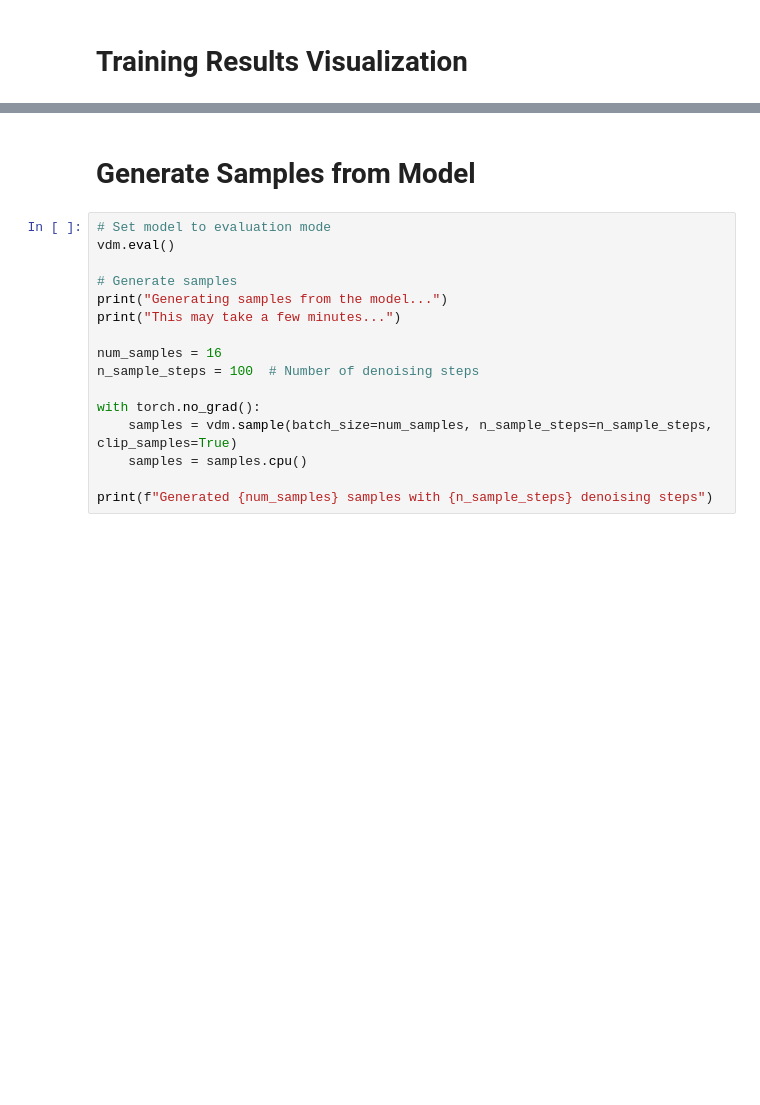
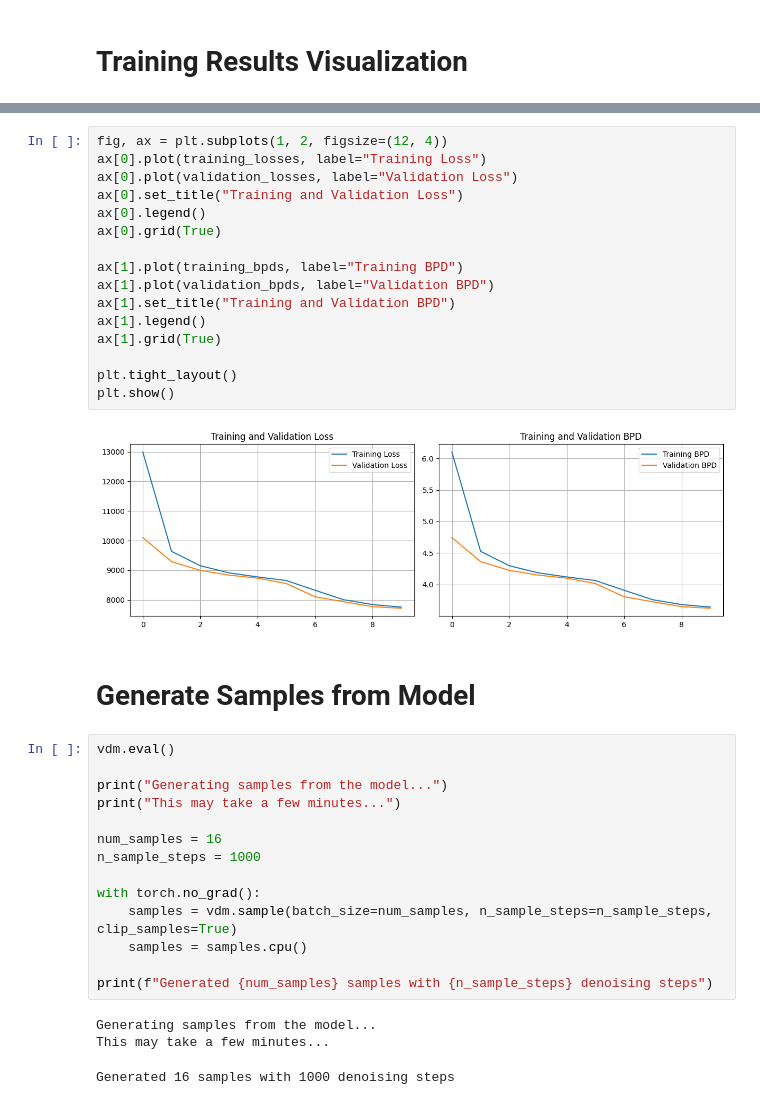
Before and after one commit to adamjoer/deep-learning-project, a Jupyter notebook: example.ipynb, the cells around one changed output, grey strips where cells are left out. Drawn from its saved outputs; the diff is of its cells as text; blank space fills up the shorter version.

```diff
--- a/example.ipynb
+++ b/example.ipynb
@@ -145,20 +160,40 @@ plt.show()
+# %%
+fig, ax = plt.subplots(1, 2, figsize=(12, 4))
+ax[0].plot(training_losses, label="Training Loss")
+ax[0].plot(validation_losses, label="Validation Loss")
+ax[0].set_title("Training and Validation Loss")
+ax[0].legend()
+ax[0].grid(True)
+
+ax[1].plot(training_bpds, label="Training BPD")
+ax[1].plot(validation_bpds, label="Validation BPD")
+ax[1].set_title("Training and Validation BPD")
+ax[1].legend()
+ax[1].grid(True)
+
+plt.tight_layout()
+plt.show()
+# %% [output]
+[figure, added]
 # %% [markdown]
 # Generate Samples from Model
 # %%
-# Set model to evaluation mode
 vdm.eval()
 
-# Generate samples
 print("Generating samples from the model...")
 print("This may take a few minutes...")
 
 num_samples = 16
-n_sample_steps = 100  # Number of denoising steps
+n_sample_steps = 1000
 
 with torch.no_grad():
     samples = vdm.sample(batch_size=num_samples, n_sample_steps=n_sample_steps, clip_samples=True)
     samples = samples.cpu()
 
 print(f"Generated {num_samples} samples with {n_sample_steps} denoising steps")
+# %% [output]
+Generating samples from the model...
+This may take a few minutes...
+Generated 16 samples with 1000 denoising steps
 # %%
 # Visualize generated samples
```
Also changed, not shown: parts of 7 cells of this notebook.
